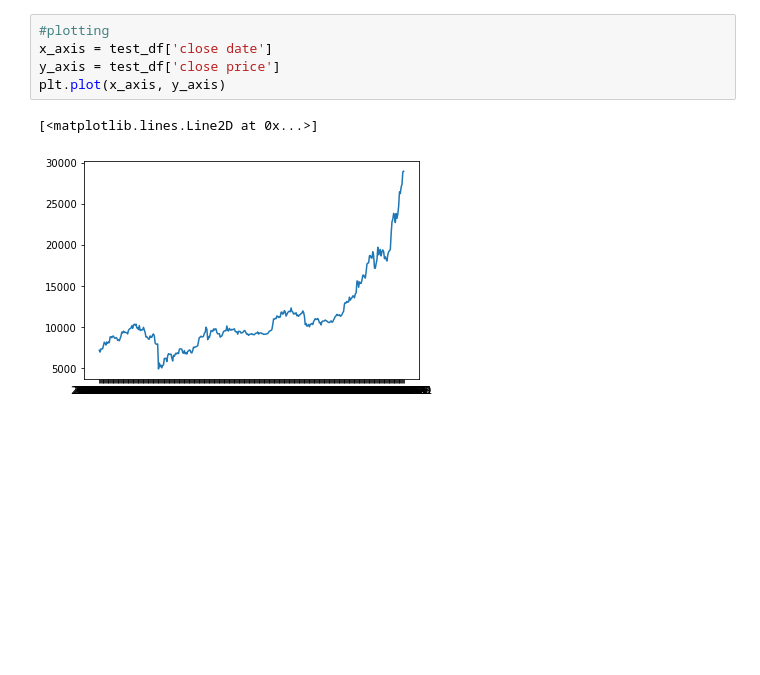
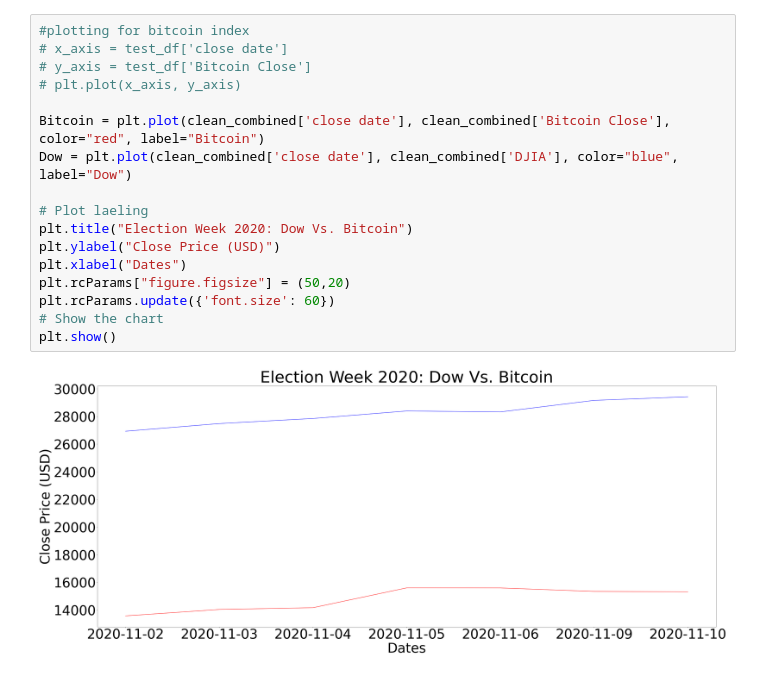
Before and after one commit to darrenr10/Project_1, a Jupyter notebook: Ryan_Work.ipynb, the cells around one changed output. Cells and saved outputs as stored; diff of their text form; blank space fills up the shorter version.

```diff
--- a/Ryan_Work.ipynb
+++ b/Ryan_Work.ipynb
@@ -64,8 +85,19 @@ test_df
-# %%
-#plotting
-x_axis = test_df['close date']
-y_axis = test_df['close price']
-plt.plot(x_axis, y_axis)
-# %% [output]
-[<matplotlib.lines.Line2D at 0x...>]
-[figure, removed]
+# %%
+#plotting for bitcoin index
+# x_axis = test_df['close date']
+# y_axis = test_df['Bitcoin Close']
+# plt.plot(x_axis, y_axis)
+
+Bitcoin = plt.plot(clean_combined['close date'], clean_combined['Bitcoin Close'], color="red", label="Bitcoin")
+Dow = plt.plot(clean_combined['close date'], clean_combined['DJIA'], color="blue", label="Dow")
+
+# Plot laeling
+plt.title("Election Week 2020: Dow Vs. Bitcoin")
+plt.ylabel("Close Price (USD)")
+plt.xlabel("Dates")
+plt.rcParams["figure.figsize"] = (50,20)
+plt.rcParams.update({'font.size': 60})
+# Show the chart
+plt.show()
+# %% [output]
+[figure, added]
```
Also changed, not shown: parts of 5 cells of this notebook, 2 other files.
